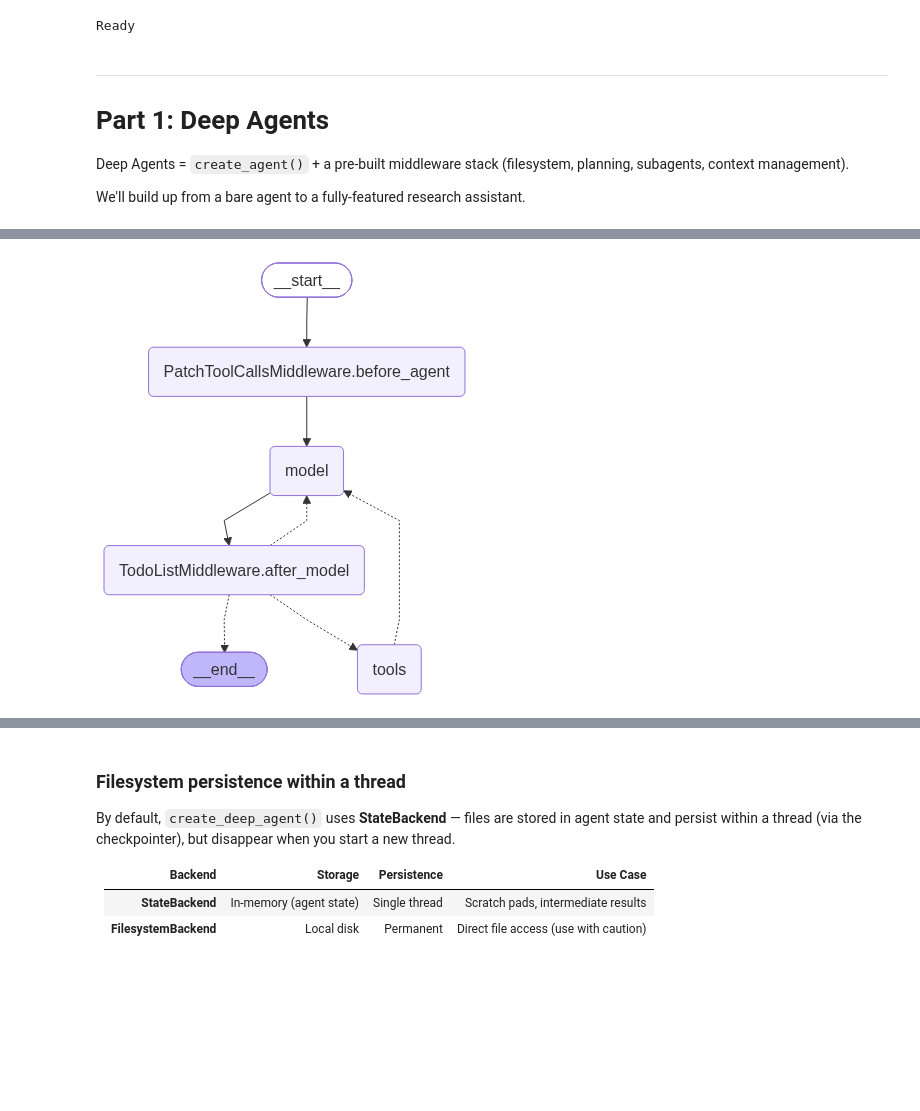
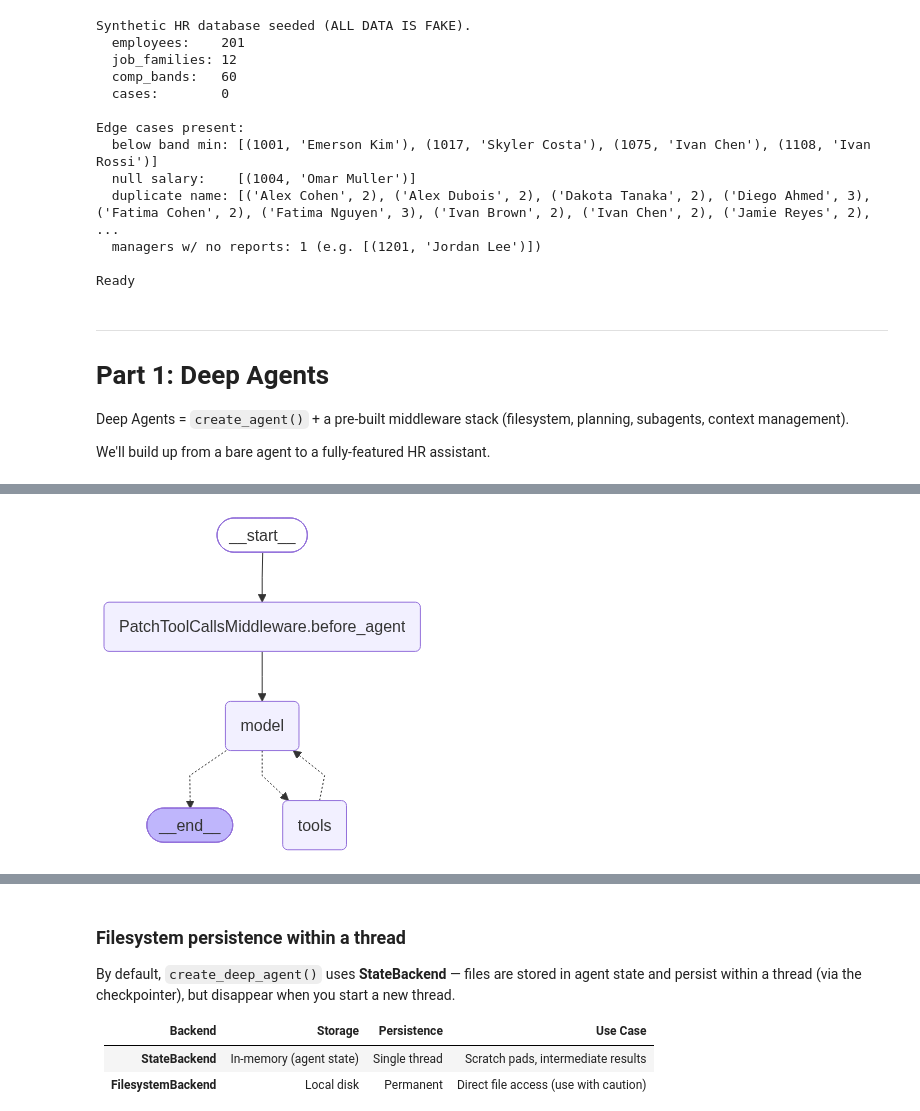
Before and after one commit to langchain-samples/hr-agent-workshop, a Jupyter notebook: modules/01_deep_agents.ipynb, the cells around one changed output, grey strips where cells are left out. Saved outputs shown, nothing was run; the diff lists cells and outputs as text; code cells hidden in the pictures; blank space fills up the shorter version.

```diff
--- a/modules/01_deep_agents.ipynb
+++ b/modules/01_deep_agents.ipynb
@@ -29,12 +40,30 @@ from langgraph.types import Command
 from langsmith import uuid7
 from IPython.display import Image, display
 
+# Seed the fully-synthetic HR database (ALL DATA IS FAKE) at the repo root, so
+# the notebook and the shared agents/hr_agent.py factory use the same hr.db.
+from utils.hr_seed import seed_hr_db, _summary, DB_PATH
+db_path = seed_hr_db(project_root / DB_PATH)
+print(_summary(db_path))
+
 # Start each run with a clean long-term memory store (section 1.4 recreates it).
 for f in Path().glob("deep_agents_memory.db*"):
     f.unlink()
 
-print("Ready")
+print("\nReady")
 # %% [output]
+Synthetic HR database seeded (ALL DATA IS FAKE).
+  employees:    201
+  job_families: 12
+  comp_bands:   60
+  cases:        0
+
+Edge cases present:
+  below band min: [(1001, 'Emerson Kim'), (1017, 'Skyler Costa'), (1075, 'Ivan Chen'), (1108, 'Ivan Rossi')]
+  null salary:    [(1004, 'Omar Muller')]
+  duplicate name: [('Alex Cohen', 2), ('Alex Dubois', 2), ('Dakota Tanaka', 2), ('Diego Ahmed', 3), ('Fatima Cohen', 2), ('Fatima Nguyen', 3), ('Ivan Brown', 2), ('Ivan Chen', 2), ('Jamie Reyes', 2),  ...
+  managers w/ no reports: 1 (e.g. [(1201, 'Jordan Lee')])
+
 Ready
 # %% [markdown]
 ---
@@ -42,7 +71,7 @@ Ready
 
 Deep Agents = `create_agent()` + a pre-built middleware stack (filesystem, planning, subagents, context management).
 
-We'll build up from a bare agent to a fully-featured research assistant.
+We'll build up from a bare agent to a fully-featured HR assistant.
 # %% [markdown]
 ## 1.1 Your First Deep Agent
 
@@ -61,12 +90,12 @@ We'll build up from a bare agent to a fully-featured research assistant.
 # %%
 from deepagents import create_deep_agent
 
 agent = create_deep_agent(
     model=model,
-    system_prompt="You are a helpful assistant.",
+    system_prompt="You are a helpful internal HR assistant.",
     checkpointer=MemorySaver(),
 )
 agent
 # %% [output]
-[figure, old version]
+[figure, new version]
 # %%
```
Also changed, not shown: parts of 51 cells of this notebook, 19 other files.
